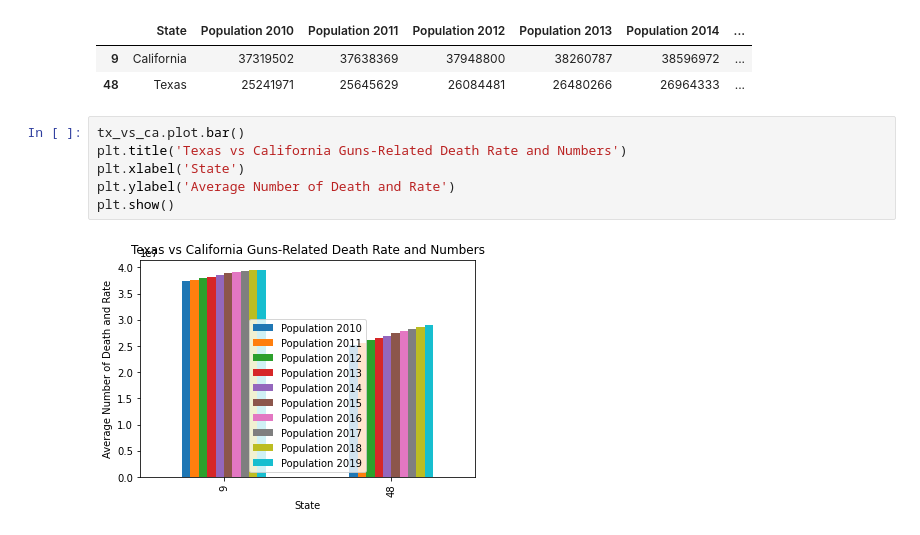
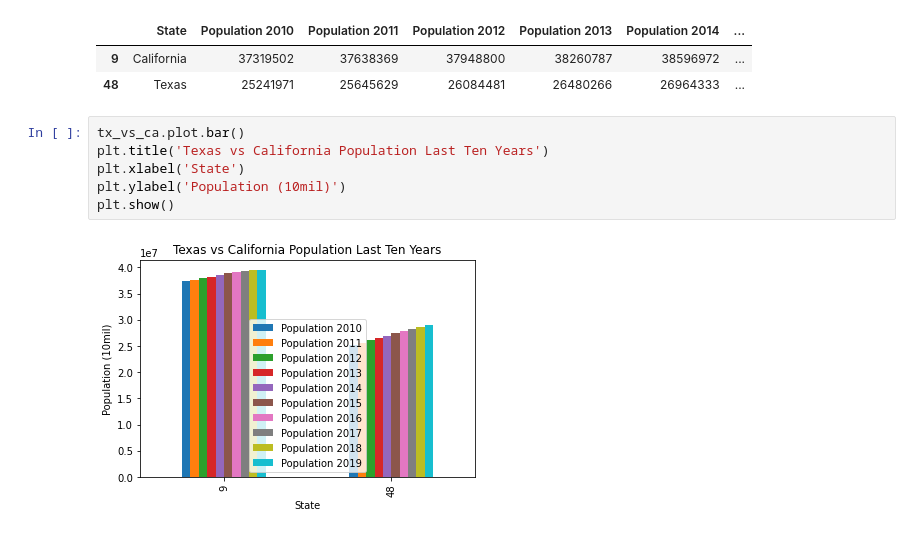
Before and after one commit to gotar1/Gun-Laws-Analysis, a Jupyter notebook: population/pop_last_10years.ipynb, the cells around one changed output. Cells and saved outputs as stored; diff of their text form.

Commit message:
population updated

```diff
--- a/population/pop_last_10years.ipynb
+++ b/population/pop_last_10years.ipynb
@@ -44,9 +44,9 @@ tx_vs_ca.head()
 | 48 | Texas | 25241971 | 25645629 | 26084481 | 26480266 | 26964333 | ... |
 # %%
 tx_vs_ca.plot.bar()
-plt.title('Texas vs California Guns-Related Death Rate and Numbers')
+plt.title('Texas vs California Population Last Ten Years')
 plt.xlabel('State')
-plt.ylabel('Average Number of Death and Rate')
+plt.ylabel('Population (10mil)')
 plt.show()
 # %% [output]
-[figure, old version]
+[figure, new version]
```
Also changed, not shown: parts of 1 cell of this notebook.
